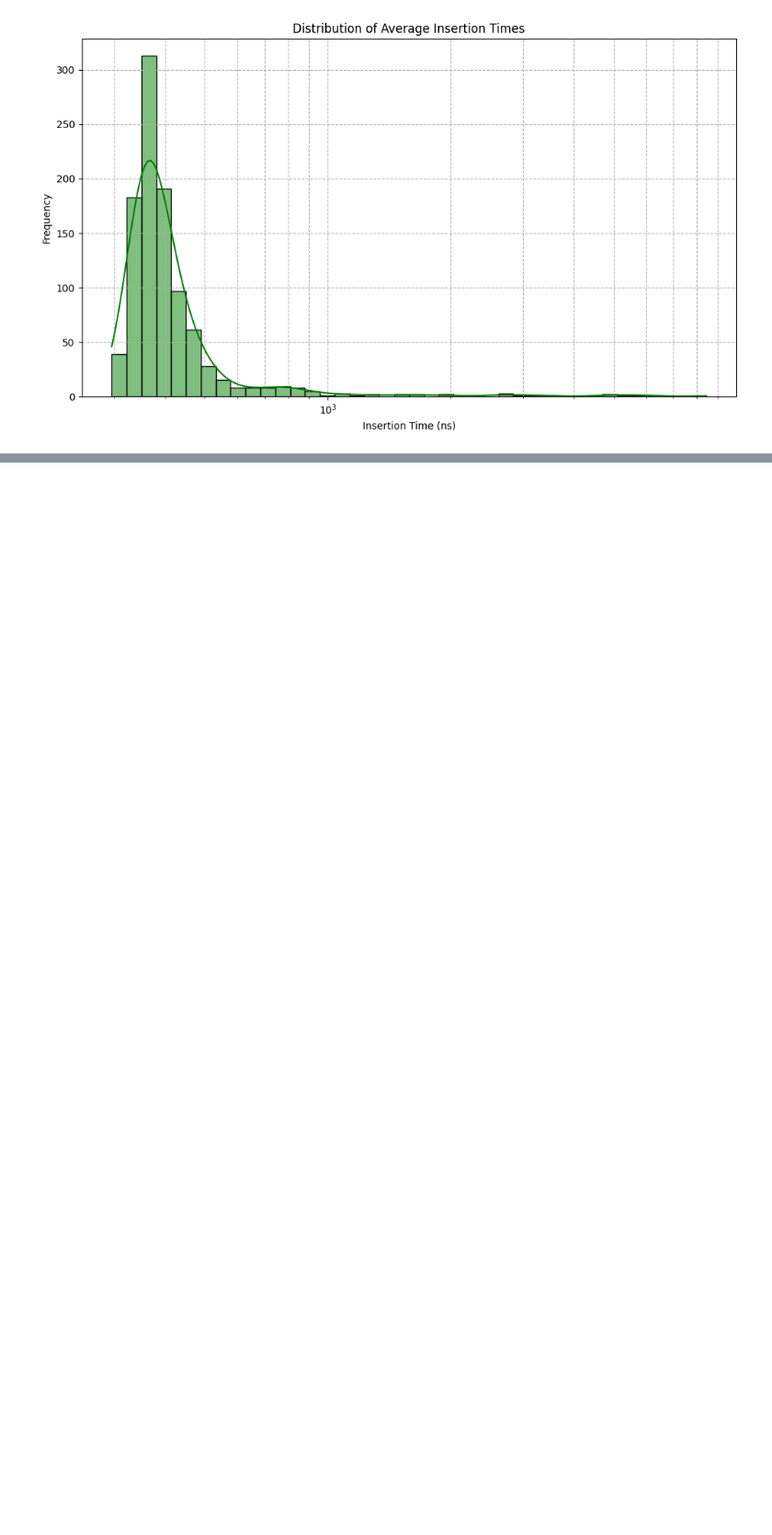
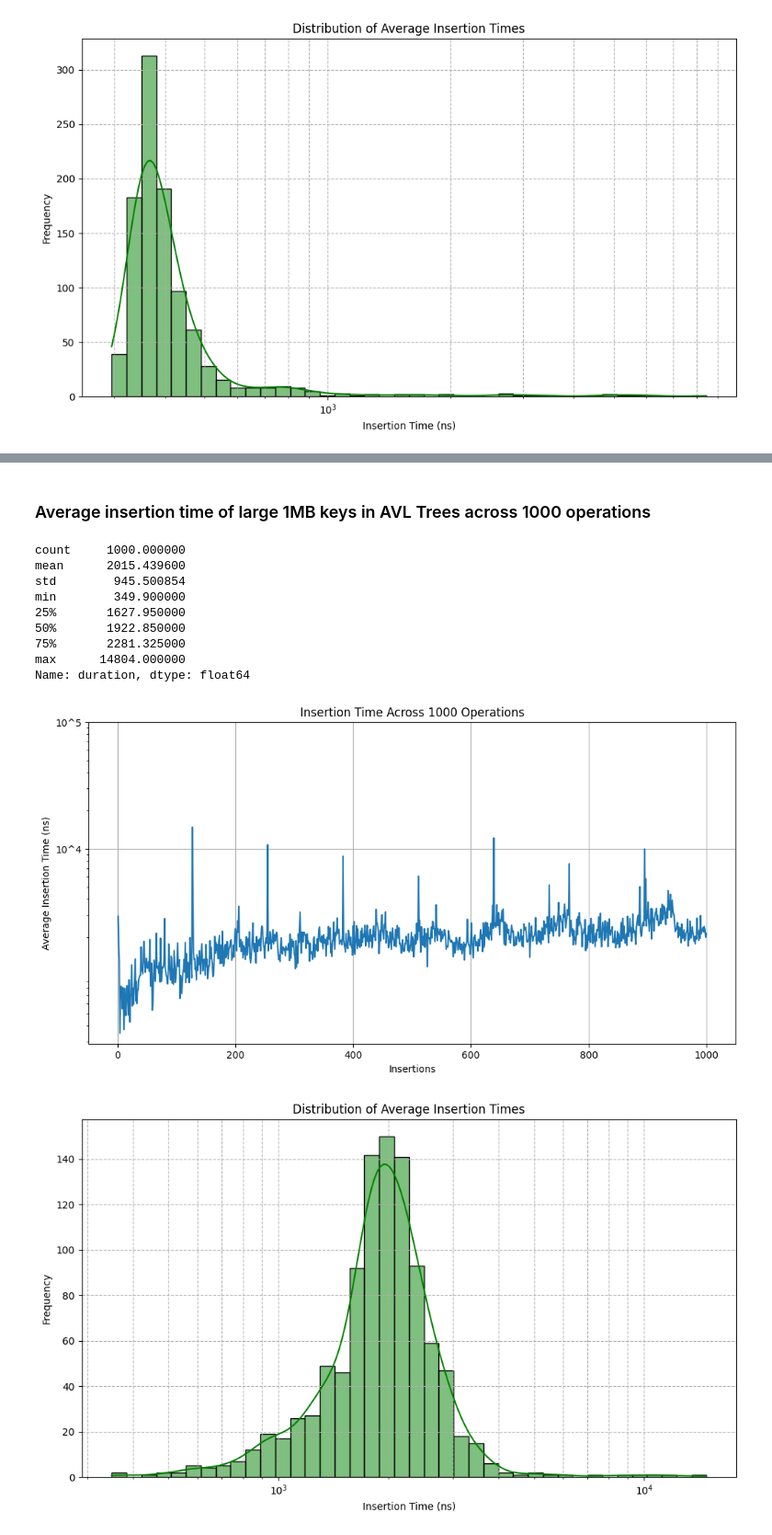
Before and after one commit to rayaan01/switchboard, a Jupyter notebook: jupyter/Analysis.ipynb, the cells around one changed output, grey strips where cells are left out. Shown at 92% size. Drawn from its saved outputs; the diff is of its cells as text; code cells hidden in the pictures; blank space fills up the shorter version.

```diff
--- a/jupyter/Analysis.ipynb
+++ b/jupyter/Analysis.ipynb
@@ -127,0 +148,45 @@ Name: duration, dtype: float64
+# %% [markdown]
+### Average insertion time of large 1MB keys in AVL Trees across 1000 operations
+# %%
+# Average insertion time of large 1MB keys, across 1000 operations for AVL Trees
+
+averaged_df = pd.read_csv('avl_trees/1MB_keys/avl_tree_average_set_metrics_1k.csv')
+
+print(averaged_df['duration'].describe())
+
+plt.figure(figsize=(12, 6))
+sns.lineplot(x='index', y='duration', data=averaged_df)
+plt.title('Insertion Time Across 1000 Operations')
+plt.xlabel('Insertions')
+plt.ylabel('Average Insertion Time (ns)')
+plt.yscale('log')
+plt.grid(True)
+# Access the current axes
+ax = plt.gca()
+# Set custom tick positions and labels
+ax.set_yticks([10**4, 10**5])
+ax.set_yticklabels(['10^4', '10^5'])
+plt.savefig('avl_tree_average_set_metrics_1k_lineplot.png')
+plt.show()
+
+plt.figure(figsize=(10, 6))
+sns.histplot(averaged_df['duration'], bins=40, kde=True, color='g', log_scale=True)
+plt.title('Distribution of Average Insertion Times')
+plt.xlabel('Insertion Time (ns)')
+plt.ylabel('Frequency')
+plt.grid(True, which="both", ls="--")
+plt.tight_layout()
+plt.savefig('avl_tree_average_set_metrics_1k_histogram.png')
+plt.show()
+# %% [output]
+count     1000.000000
+mean      2015.439600
+std        945.500854
+min        349.900000
+25%       1627.950000
+50%       1922.850000
+75%       2281.325000
+max      14804.000000
+Name: duration, dtype: float64
+[figure, added]
+[figure, added]
```
Also changed, not shown: parts of 17 cells of this notebook, 5 other files.
